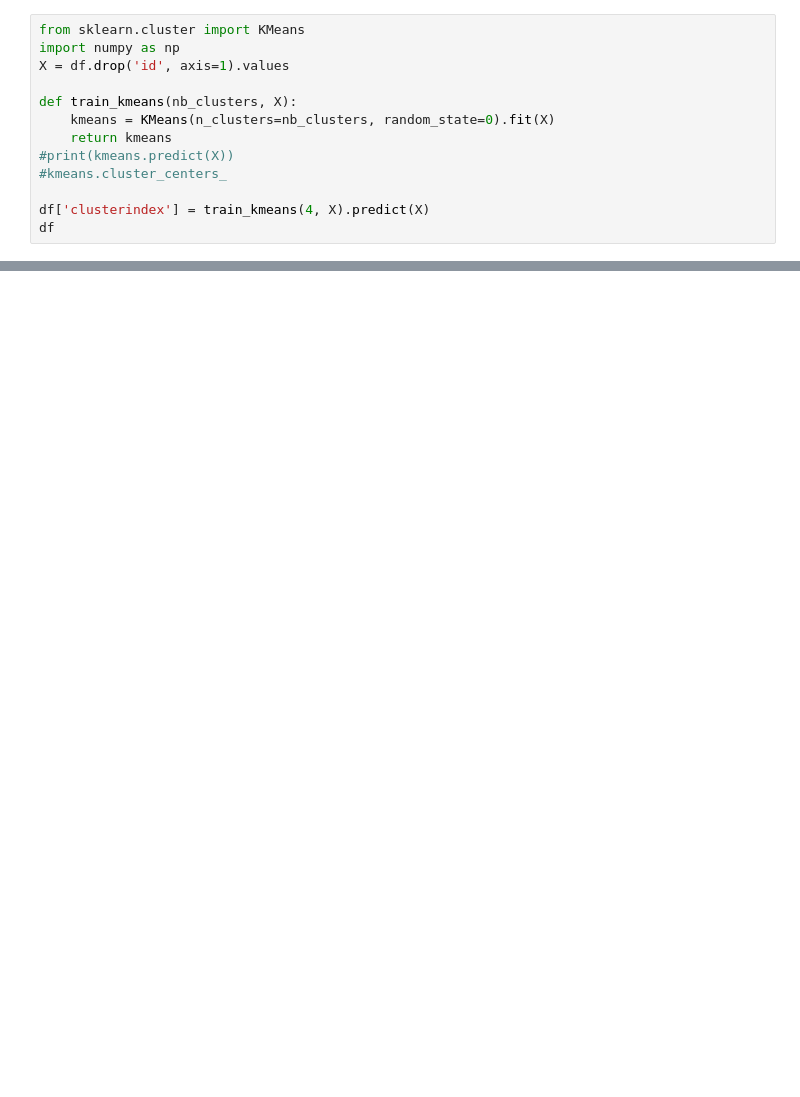
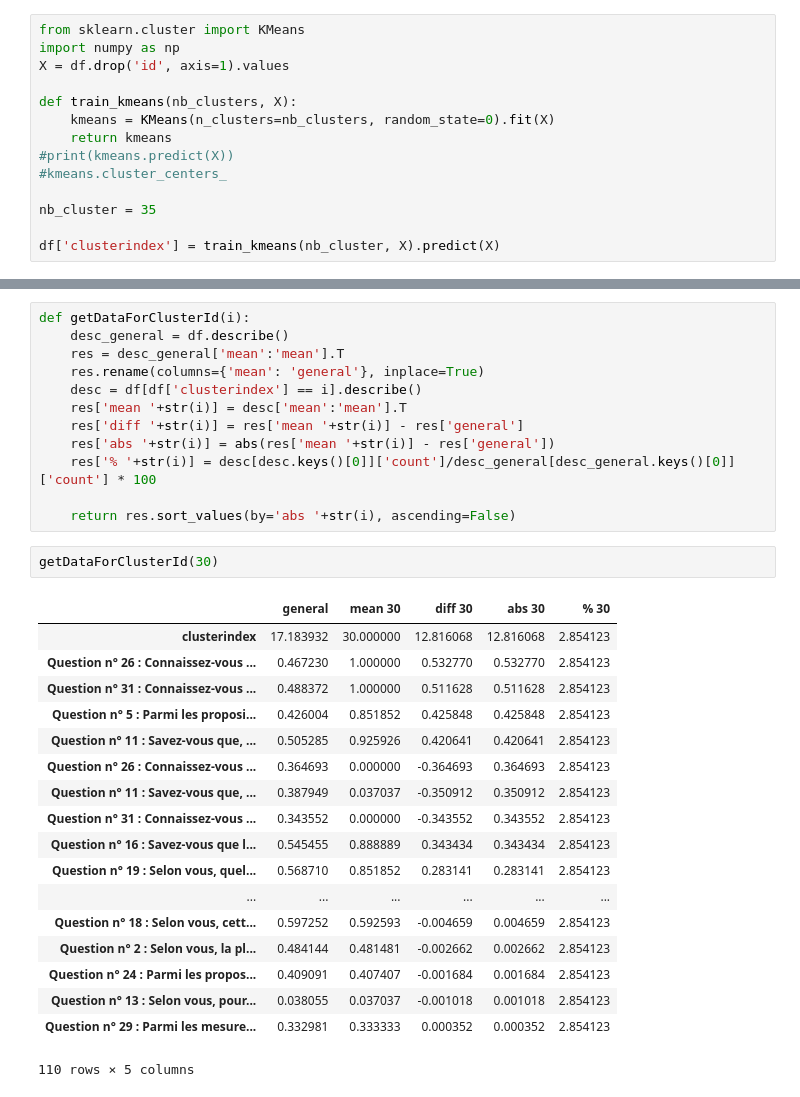
Before and after one commit to regardscitoyens/consultation_an, a Jupyter notebook: exploitation/analyse_quanti.ipynb, the cells around one changed output, grey strips where cells are left out. Saved outputs shown, nothing was run; the diff lists cells and outputs as text; blank space fills up the shorter version.

```diff
--- a/exploitation/analyse_quanti.ipynb
+++ b/exploitation/analyse_quanti.ipynb
@@ -55,5 +51,6 @@ def train_kmeans(nb_clusters, X):
 #print(kmeans.predict(X))
 #kmeans.cluster_centers_
 
-df['clusterindex'] = train_kmeans(4, X).predict(X)
-df
+nb_cluster = 35
+
+df['clusterindex'] = train_kmeans(nb_cluster, X).predict(X)
@@ -91,0 +57,33 @@ df.describe()
+# %%
+def getDataForClusterId(i):
+    desc_general = df.describe()
+    res = desc_general['mean':'mean'].T
+    res.rename(columns={'mean': 'general'}, inplace=True)
+    desc = df[df['clusterindex'] == i].describe()
+    res['mean '+str(i)] = desc['mean':'mean'].T
+    res['diff '+str(i)] = res['mean '+str(i)] - res['general']
+    res['abs '+str(i)] = abs(res['mean '+str(i)] - res['general'])
+    res['% '+str(i)] = desc[desc.keys()[0]]['count']/desc_general[desc_general.keys()[0]]['count'] * 100
+
+    return res.sort_values(by='abs '+str(i), ascending=False)
+# %%
+getDataForClusterId(30)
+# %% [output]
+|  | general | mean 30 | diff 30 | abs 30 | % 30 |
+| clusterindex | 17.183932 | 30.000000 | 12.816068 | 12.816068 | 2.854123 |
+| Question n° 26 : Connaissez-vous ... | 0.467230 | 1.000000 | 0.532770 | 0.532770 | 2.854123 |
+| Question n° 31 : Connaissez-vous ... | 0.488372 | 1.000000 | 0.511628 | 0.511628 | 2.854123 |
+| Question n° 5 : Parmi les proposi... | 0.426004 | 0.851852 | 0.425848 | 0.425848 | 2.854123 |
+| Question n° 11 : Savez-vous que, ... | 0.505285 | 0.925926 | 0.420641 | 0.420641 | 2.854123 |
+| Question n° 26 : Connaissez-vous ... | 0.364693 | 0.000000 | -0.364693 | 0.364693 | 2.854123 |
+| Question n° 11 : Savez-vous que, ... | 0.387949 | 0.037037 | -0.350912 | 0.350912 | 2.854123 |
+| Question n° 31 : Connaissez-vous ... | 0.343552 | 0.000000 | -0.343552 | 0.343552 | 2.854123 |
+| Question n° 16 : Savez-vous que l... | 0.545455 | 0.888889 | 0.343434 | 0.343434 | 2.854123 |
+| Question n° 19 : Selon vous, quel... | 0.568710 | 0.851852 | 0.283141 | 0.283141 | 2.854123 |
+| ... | ... | ... | ... | ... | ... |
+| Question n° 18 : Selon vous, cett... | 0.597252 | 0.592593 | -0.004659 | 0.004659 | 2.854123 |
+| Question n° 2 : Selon vous, la pl... | 0.484144 | 0.481481 | -0.002662 | 0.002662 | 2.854123 |
+| Question n° 24 : Parmi les propos... | 0.409091 | 0.407407 | -0.001684 | 0.001684 | 2.854123 |
+| Question n° 13 : Selon vous, pour... | 0.038055 | 0.037037 | -0.001018 | 0.001018 | 2.854123 |
+| Question n° 29 : Parmi les mesure... | 0.332981 | 0.333333 | 0.000352 | 0.000352 | 2.854123 |
+110 rows × 5 columns
```
Also changed, not shown: parts of 6 cells of this notebook.
